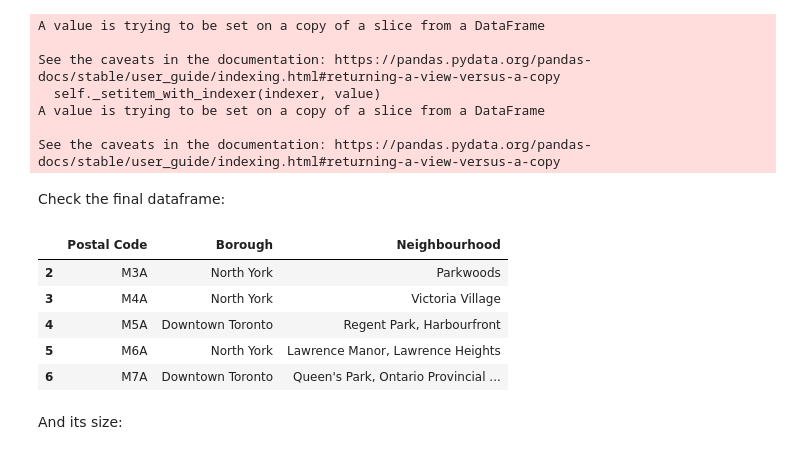
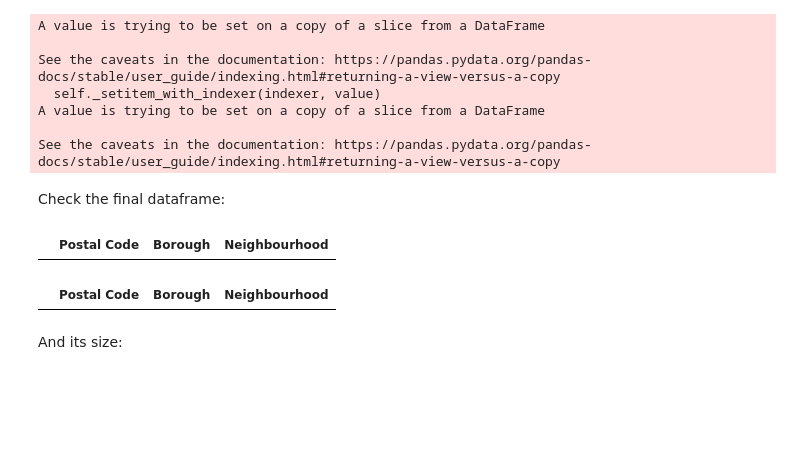
Before and after one commit to akleimen/Coursera_Capstone, a Jupyter notebook: Capstone project.ipynb, the cells around one changed output. Cells and saved outputs as stored; diff of their text form; code cells hidden in the pictures; blank space fills up the shorter version.

```diff
--- a/Capstone project.ipynb
+++ b/Capstone project.ipynb
@@ -76,15 +76,14 @@ A value is trying to be set on a copy of a slice from a DataFrame
 See the caveats in the documentation: https://pandas.pydata.org/pandas-docs/stable/user_guide/indexing.html#returning-a-view-versus-a-copy
 # %% [markdown]
 Check the final dataframe:
-# %%
-toronto_data.head()
-# %% [output]
-|  | Postal Code | Borough | Neighbourhood |
-| 2 | M3A | North York | Parkwoods |
-| 3 | M4A | North York | Victoria Village |
-| 4 | M5A | Downtown Toronto | Regent Park, Harbourfront |
-| 5 | M6A | North York | Lawrence Manor, Lawrence Heights |
-| 6 | M7A | Downtown Toronto | Queen's Park, Ontario Provincial ... |
+# %%
+toronto_data.loc[toronto_data['Borough']=='Not assigned']
+# %% [output]
+|  | Postal Code | Borough | Neighbourhood |
+# %%
+toronto_data.loc[toronto_data['Neighbourhood']=='Not assigned']
+# %% [output]
+|  | Postal Code | Borough | Neighbourhood |
 # %% [markdown]
 And its size:
 # %%
```
